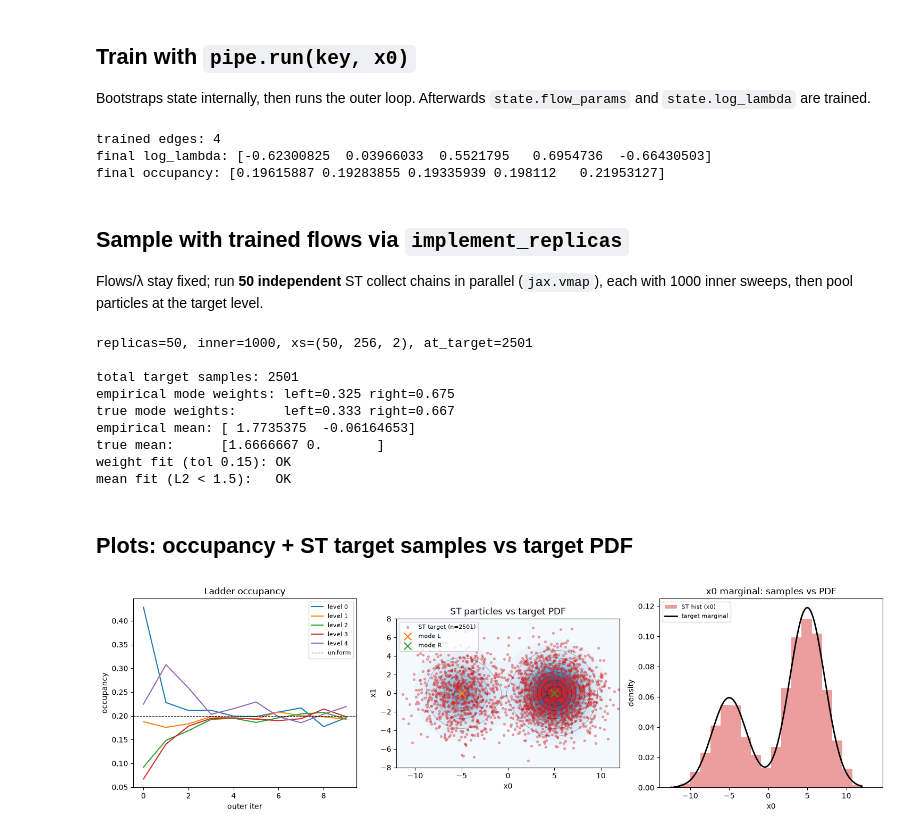
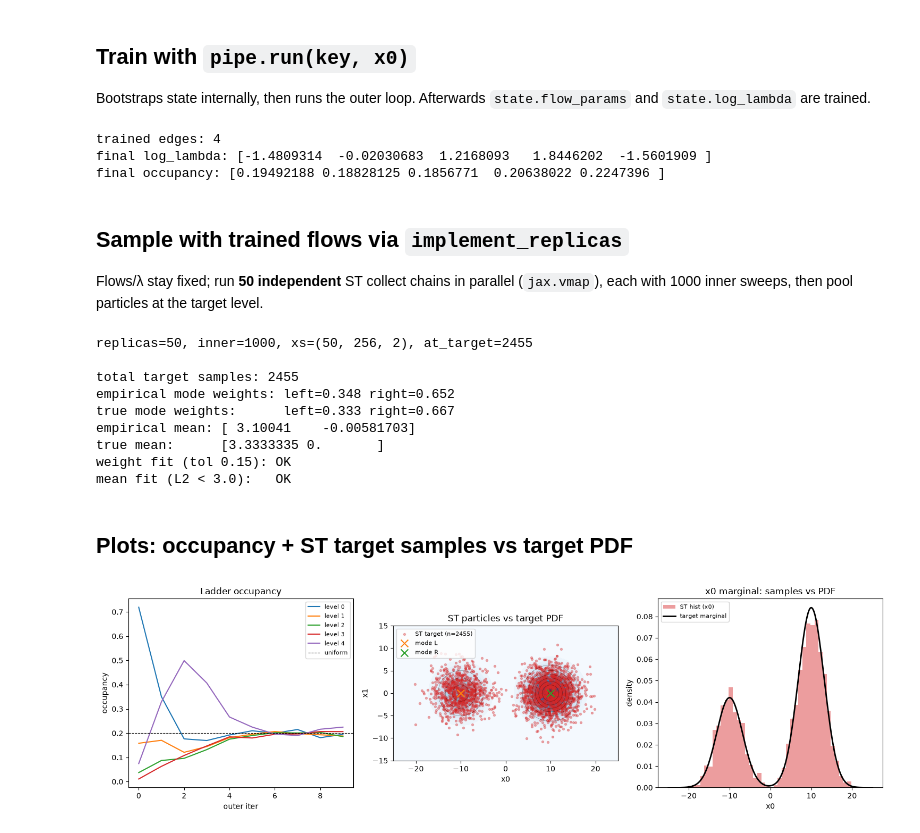
Before and after one commit to saobangmath/jax-krystal, a Jupyter notebook: examples/bimodal_st.ipynb, the cells around one changed output. Saved outputs shown, nothing was run; the diff lists cells and outputs as text; code cells hidden in the pictures.

```diff
--- a/examples/bimodal_st.ipynb
+++ b/examples/bimodal_st.ipynb
@@ -38,9 +54,9 @@ Pipeline.run signature: (self, key: 'Key', x0: 'Array', *, n_iterations: 'int' =
 ## Target / bridge helpers
 # %%
 DIM = 2
-VAR = 5.0
-MEAN_LEFT = jnp.array([-5.0, 0.0])
-MEAN_RIGHT = jnp.array([5.0, 0.0])
+VAR = 10.0
+MEAN_LEFT = jnp.array([-10.0, 0.0])
+MEAN_RIGHT = jnp.array([10.0, 0.0])
 W_LEFT = 1.0 / 3.0
 W_RIGHT = 2.0 / 3.0
 
@@ -144,8 +160,8 @@ if history:
     print(f"final occupancy: {history[-1]['occupancy']}")
 # %% [output]
 trained edges: 4
-final log_lambda: [-0.62300825  0.03966033  0.5521795   0.6954736  -0.66430503]
-final occupancy: [0.19615887 0.19283855 0.19335939 0.198112   0.21953127]
+final log_lambda: [-1.4809314  -0.02030683  1.2168093   1.8446202  -1.5601909 ]
+final occupancy: [0.19492188 0.18828125 0.1856771  0.20638022 0.2247396 ]
 # %% [markdown]
 ## Sample with trained flows via `implement_replicas`
 
@@ -176,19 +192,19 @@ else:
     print(f"true mean:      {true_mean}")
 
     weight_ok = abs(frac_right - W_RIGHT) < 0.15 and abs(frac_left - W_LEFT) < 0.15
-    mean_ok = float(jnp.linalg.norm(emp_mean - true_mean)) < 1.5
+    mean_ok = float(jnp.linalg.norm(emp_mean - true_mean)) < 3.0
     print(f"weight fit (tol 0.15): {'OK' if weight_ok else 'WEAK'}")
-    print(f"mean fit (L2 < 1.5):   {'OK' if mean_ok else 'WEAK'}")
+    print(f"mean fit (L2 < 3.0):   {'OK' if mean_ok else 'WEAK'}")
 # %% [output]
-replicas=50, inner=1000, xs=(50, 256, 2), at_target=2501
+replicas=50, inner=1000, xs=(50, 256, 2), at_target=2455
 
-total target samples: 2501
-empirical mode weights: left=0.325 right=0.675
+total target samples: 2455
+empirical mode weights: left=0.348 right=0.652
 true mode weights:      left=0.333 right=0.667
-empirical mean: [ 1.7735375  -0.06164653]
-true mean:      [1.6666667 0.       ]
+empirical mean: [ 3.10041    -0.00581703]
+true mean:      [3.3333335 0.       ]
 weight fit (tol 0.15): OK
-mean fit (L2 < 1.5):   OK
+mean fit (L2 < 3.0):   OK
 # %% [markdown]
 ## Plots: occupancy + ST target samples vs target PDF
 # %%
@@ -204,9 +220,9 @@ axes[0].set_ylabel("occupancy")
 axes[0].set_title("Ladder occupancy")
 axes[0].legend(fontsize=8)
 
-# Target PDF on a grid
-x_min, x_max = -12.0, 12.0
-y_min, y_max = -8.0, 8.0
+# Target PDF on a grid (modes at ±10, var=10 → wider frame)
+x_min, x_max = -25.0, 25.0
+y_min, y_max = -15.0, 15.0
 gs = 200
 xx, yy = jnp.meshgrid(
     jnp.linspace(x_min, x_max, gs),
@@ -230,32 +246,32 @@ if at_target.shape[0] > 0:
 axes[1].scatter(*MEAN_LEFT, c="C1", marker="x", s=100, zorder=5, label="mode L")
 axes[1].scatter(*MEAN_RIGHT, c="C2", marker="x", s=100, zorder=5, label="mode R")
 axes[1].set_xlim(x_min, x_max)
 axes[1].set_ylim(y_min, y_max)
 axes[1].set_xlabel("x0")
 axes[1].set_ylabel("x1")
 axes[1].set_title("ST particles vs target PDF")
 axes[1].legend(fontsize=8, loc="upper left")
 axes[1].set_aspect("equal", adjustable="box")
 
 # 3) 1D marginal on x0: histogram vs target marginal PDF
 x_line = jnp.linspace(x_min, x_max, 400)
 marginal = marginal_x0_pdf(x_line)
 if at_target.shape[0] > 0:
     axes[2].hist(
         at_target[:, 0],
-        bins='auto',
+        bins=40,
         density=True,
         color="C3",
         alpha=0.45,
         label="ST hist (x0)",
     )
 axes[2].plot(x_line, marginal, "k-", lw=2, label="target marginal")
 axes[2].set_xlabel("x0")
 axes[2].set_ylabel("density")
 axes[2].set_title("x0 marginal: samples vs PDF")
 axes[2].legend(fontsize=8)
 
 fig.tight_layout()
 plt.show()
 # %% [output]
-[figure, old version]
+[figure, new version]
```
Also changed, not shown: parts of 3 cells of this notebook, 3 other files.
